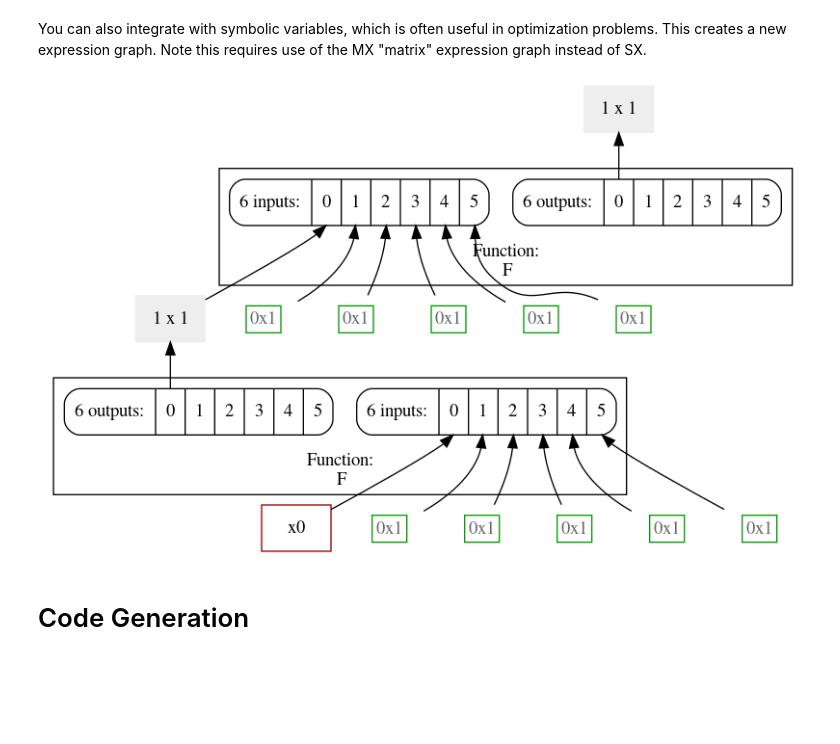
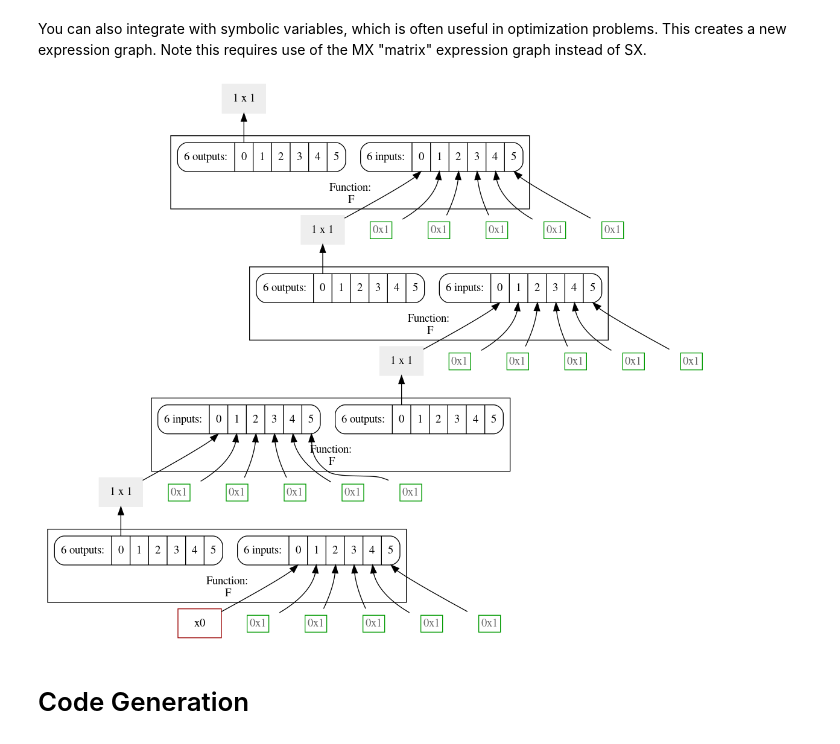
Before and after one commit to jgoppert/aae497-f19, a Jupyter notebook: lectures/4-Casadi-Basics.ipynb, the cells around one changed output. Cells and saved outputs as stored; diff of their text form; code cells hidden in the pictures; blank space fills up the shorter version.

```diff
--- a/lectures/4-Casadi-Basics.ipynb
+++ b/lectures/4-Casadi-Basics.ipynb
@@ -79,2 +87,5 @@ DM(-0)
 # %% [markdown]
 # Integration
+# %%
+import scipy.integrate
+f = ca.Function('y', [x], [2*x + ca.sin(x)**2], ['x'], ['y'])
@@ -82,0 +102,4 @@ Now we show how to do a simple numerical integration, as might be needed in a si
+# %%
+%%timeit
+res = scipy.integrate.solve_ivp(fun=lambda t, y: f(y), t_span=[0,1], y0=[0], t_eval=np.arange(0,1,0.01))
+res
@@ -107,19 +134,19 @@ You can also integrate with symbolic variables, which is often useful in optimiz
 # %%
 x0 = ca.MX.sym('x0')
 xi = x0
 data = {
     't': [],
     'x': []
 }
-for t in np.arange(0, 0.2, 0.1):
+for t in np.arange(0, 0.4, 0.1):
     res = F(x0=xi)
     xi = res['xf']
     data['t'].append(t)
     data['x'].append(xi)
 
 draw_expr(xi)
 # %% [output]
-[figure, old version]
+[figure, new version]
 # %% [markdown]
 # Code Generation
 # %% [markdown]
```
Also changed, not shown: parts of 12 cells of this notebook, 3 other files.
